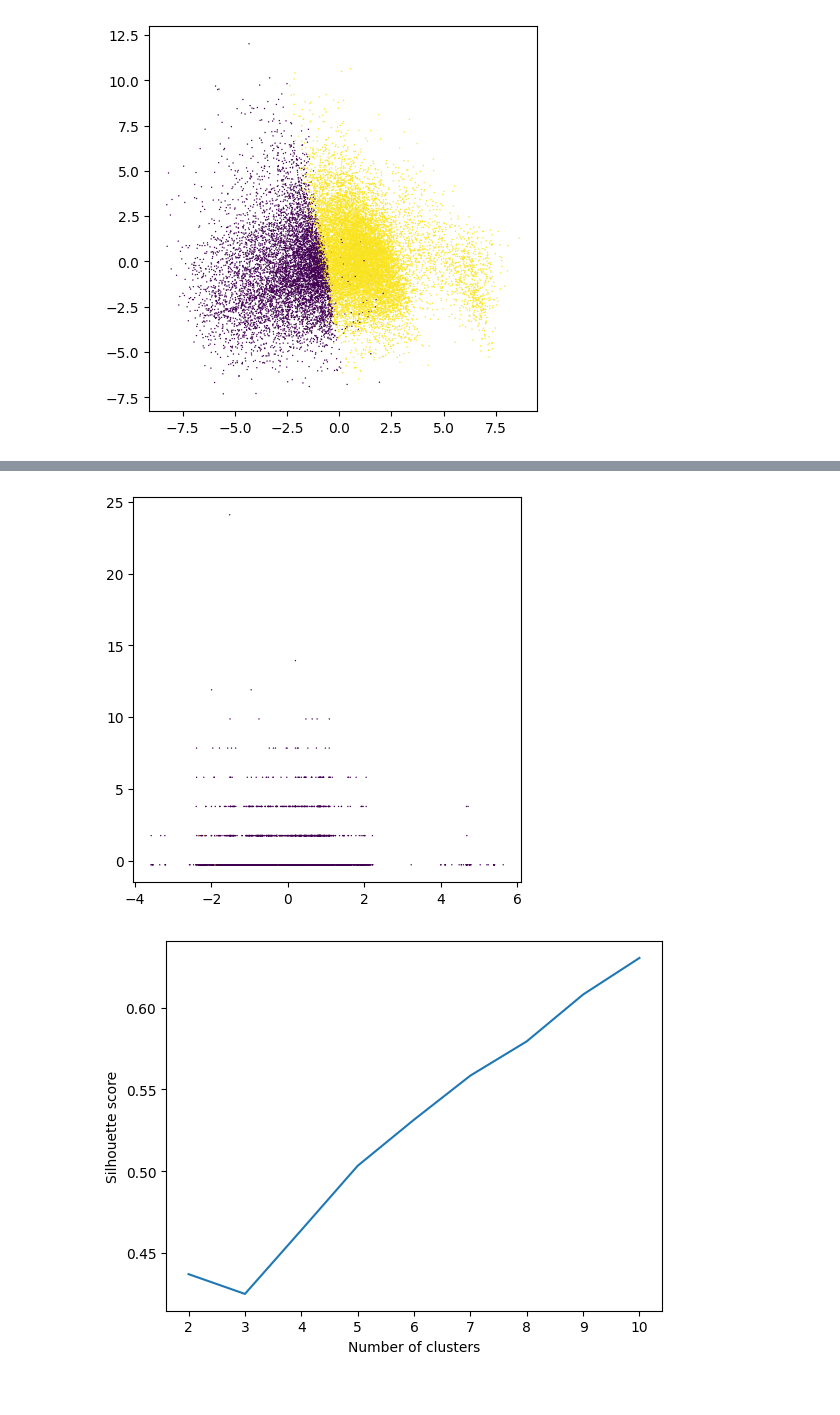
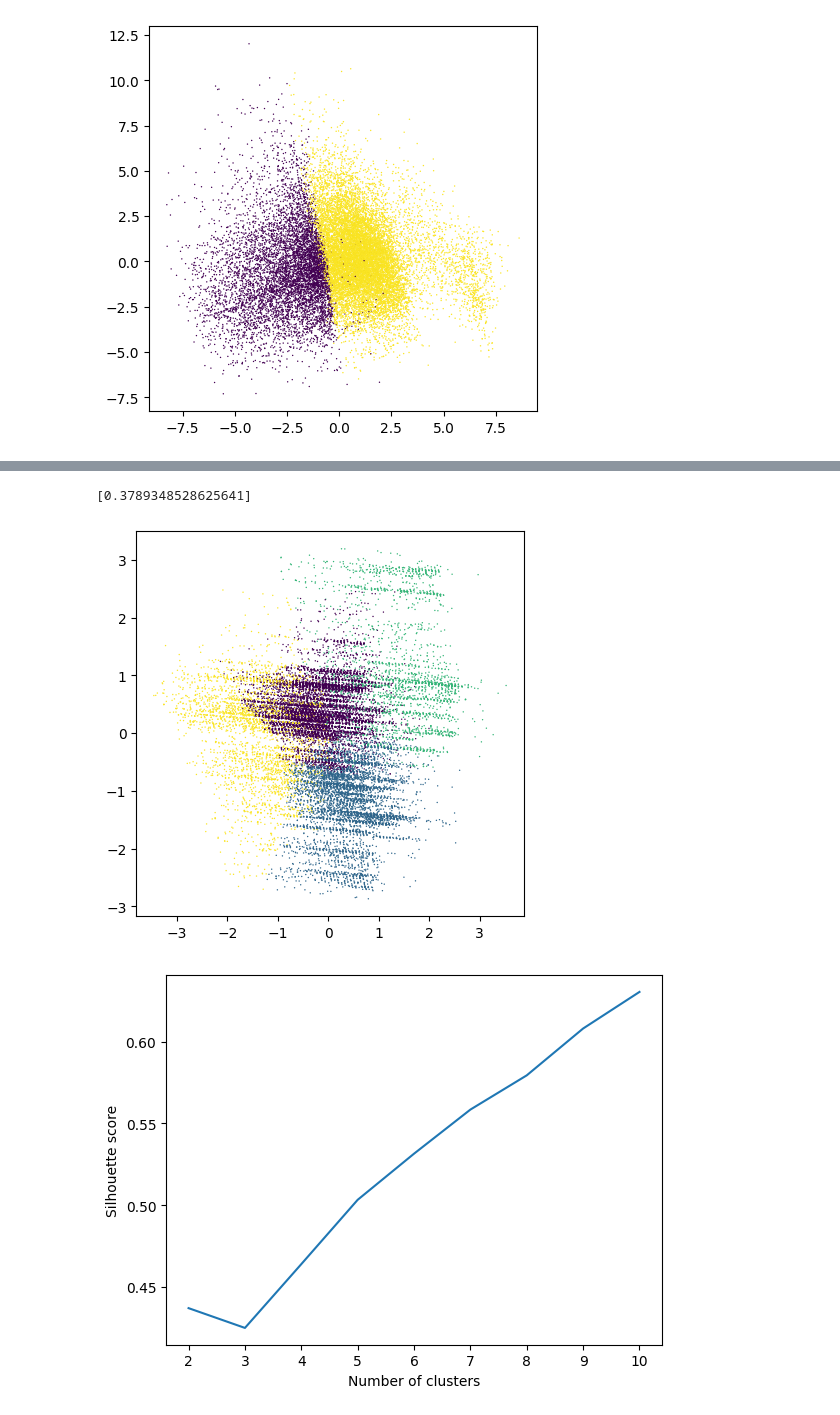
Before and after one commit to gentannipea/DataMining-2023, a Jupyter notebook: notebooks/claudia/Clustering_c0.ipynb, the cells around one changed output, grey strips where cells are left out. Saved outputs shown, nothing was run; the diff lists cells and outputs as text; code cells hidden in the pictures.

```diff
--- a/notebooks/claudia/Clustering_c0.ipynb
+++ b/notebooks/claudia/Clustering_c0.ipynb
@@ -199,0 +194,3 @@ plt.show()
+# %%
+numerical_rv = features_reduction_var(numerical_scaled, variance_threshold=1)
+numerical_rv.info()
@@ -282,0 +304,3 @@ plt.show()
+# %%
+numerical_r2 = features_reduction_corr(numerical_rv, correlation_threshold=0.05)
+numerical_r2.info()
@@ -283,12 +333,22 @@ plt.show()
+# %%
+k_min = 4
+k_max = 4
+
+scores, models, samples = k_means(numerical_r2, n_samples=10, sample_size=20000, k_min=k_min, k_max=k_max, return_models=True)
 # %%
-k = 2
+print(scores)
+
+k = 4
 i = 0
 
+df_pca = perform_PCA(df=samples[k][i], n_components=3)
+
 plt.figure(figsize=(5, 5))
-plt.scatter(samples[k][i].iloc[:, 0], samples[k][i].iloc[:, 4], c=models[k][i].labels_, s=1, edgecolors='black', linewidths=0.001)
+plt.scatter(df_pca.iloc[:, 2], df_pca.iloc[:, 1], c=models[k][i].labels_, s=1, edgecolors='black', linewidths=0.001)
 plt.show()
 # %% [output]
+[0.3789348528625641]
-[figure, old version]
+[figure, new version]
 # %%
 k_min = 2
 k_max = 10
```
Also changed, not shown: parts of 11 cells of this notebook.
